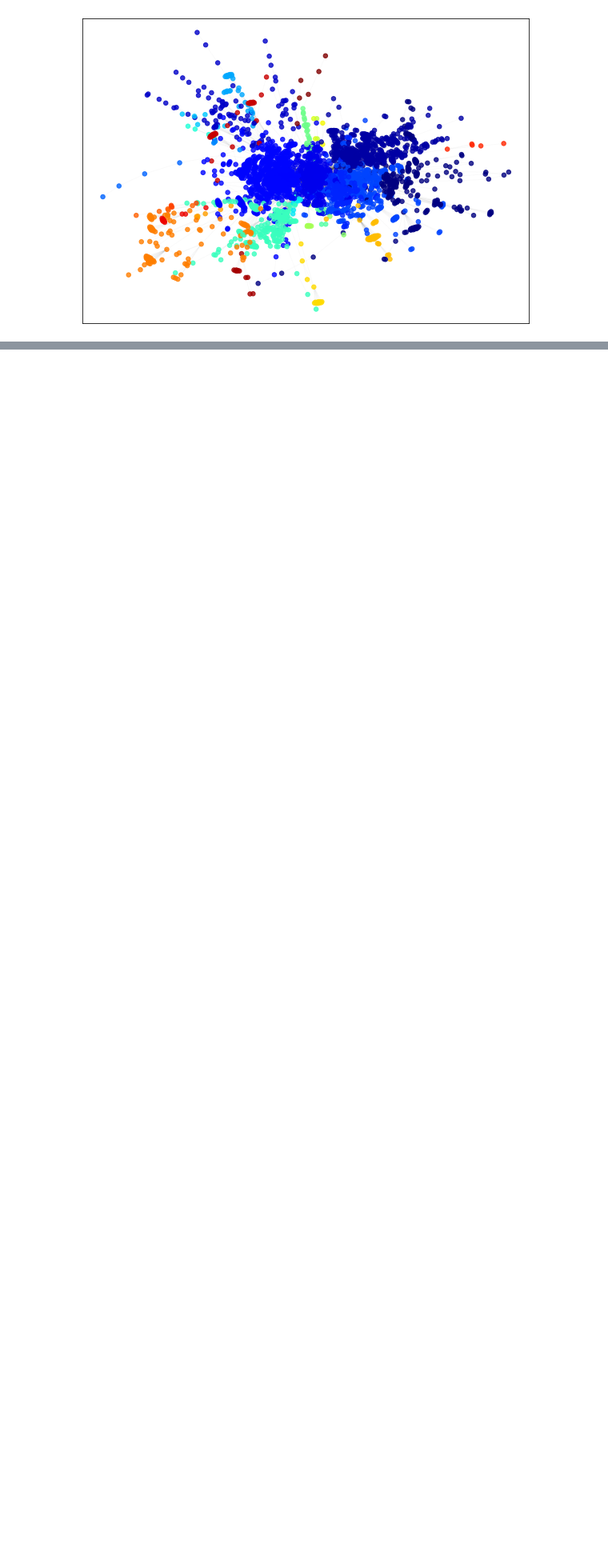
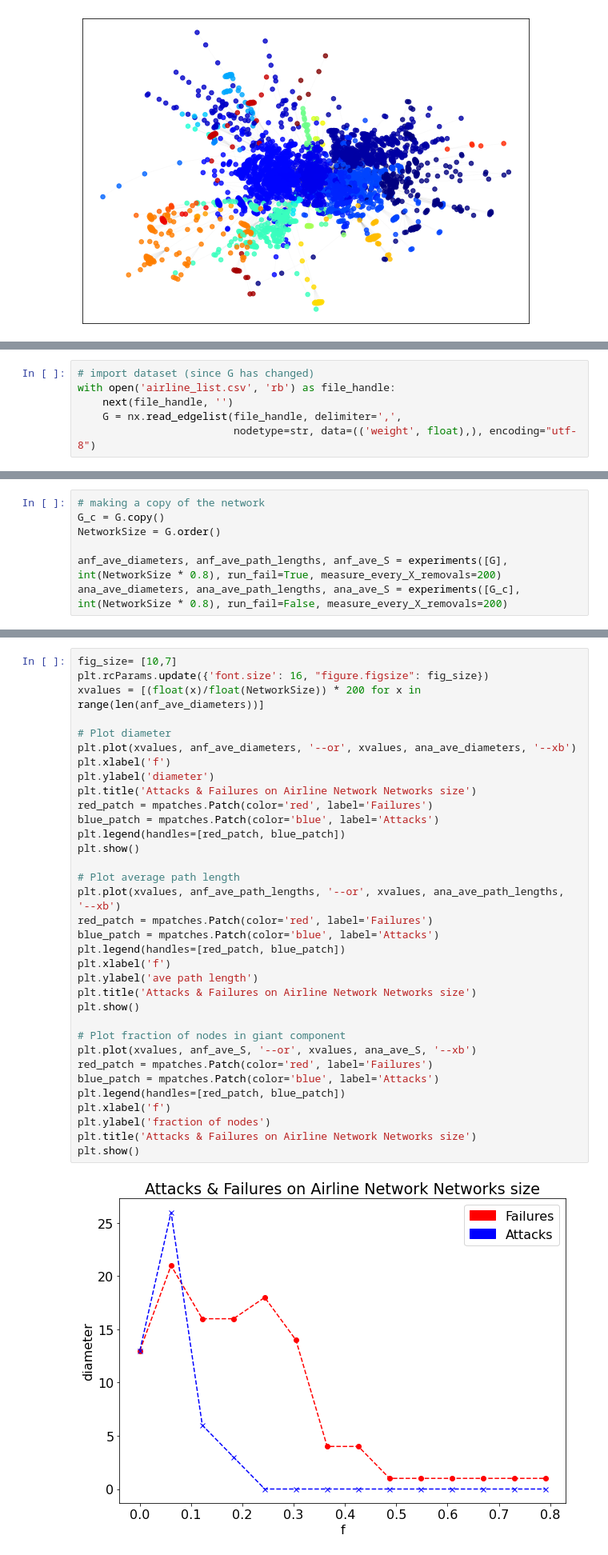
Before and after one commit to doscsy12/network_sci_analysis, a Jupyter notebook: Airline_network_data_analysis.ipynb, the cells around one changed output, grey strips where cells are left out. Shown: that part at 80% size. Drawn from its saved outputs; the diff is of its cells as text; blank space fills up the shorter version.

```diff
--- a/Airline_network_data_analysis.ipynb
+++ b/Airline_network_data_analysis.ipynb
@@ -294,0 +383,6 @@ plt.show()
+# %%
+# import dataset (since G has changed)
+with open('airline_list.csv', 'rb') as file_handle:
+    next(file_handle, '')
+    G = nx.read_edgelist(file_handle, delimiter=',',
+                         nodetype=str, data=(('weight', float),), encoding="utf-8")
@@ -294,0 +391,7 @@ plt.show()
+# %%
+# making a copy of the network
+G_c = G.copy()
+NetworkSize = G.order()
+
+anf_ave_diameters, anf_ave_path_lengths, anf_ave_S = experiments([G], int(NetworkSize * 0.8), run_fail=True, measure_every_X_removals=200)
+ana_ave_diameters, ana_ave_path_lengths, ana_ave_S = experiments([G_c], int(NetworkSize * 0.8), run_fail=False, measure_every_X_removals=200)
@@ -294,0 +408,36 @@ plt.show()
+# %%
+fig_size= [10,7]
+plt.rcParams.update({'font.size': 16, "figure.figsize": fig_size})
+xvalues = [(float(x)/float(NetworkSize)) * 200 for x in range(len(anf_ave_diameters))]
+
+# Plot diameter
+plt.plot(xvalues, anf_ave_diameters, '--or', xvalues, ana_ave_diameters, '--xb')
+plt.xlabel('f')
+plt.ylabel('diameter')
+plt.title('Attacks & Failures on Airline Network Networks size')
+red_patch = mpatches.Patch(color='red', label='Failures')
+blue_patch = mpatches.Patch(color='blue', label='Attacks')
+plt.legend(handles=[red_patch, blue_patch])
+plt.show()
+
+# Plot average path length
+plt.plot(xvalues, anf_ave_path_lengths, '--or', xvalues, ana_ave_path_lengths, '--xb')
+red_patch = mpatches.Patch(color='red', label='Failures')
+blue_patch = mpatches.Patch(color='blue', label='Attacks')
+plt.legend(handles=[red_patch, blue_patch])
+plt.xlabel('f')
+plt.ylabel('ave path length')
+plt.title('Attacks & Failures on Airline Network Networks size')
+plt.show()
+
+# Plot fraction of nodes in giant component
+plt.plot(xvalues, anf_ave_S, '--or', xvalues, ana_ave_S, '--xb')
+red_patch = mpatches.Patch(color='red', label='Failures')
+blue_patch = mpatches.Patch(color='blue', label='Attacks')
+plt.legend(handles=[red_patch, blue_patch])
+plt.xlabel('f')
+plt.ylabel('fraction of nodes')
+plt.title('Attacks & Failures on Airline Network Networks size')
+plt.show()
+# %% [output]
+[figure, added]
```
Also changed, not shown: parts of 13 cells of this notebook.
